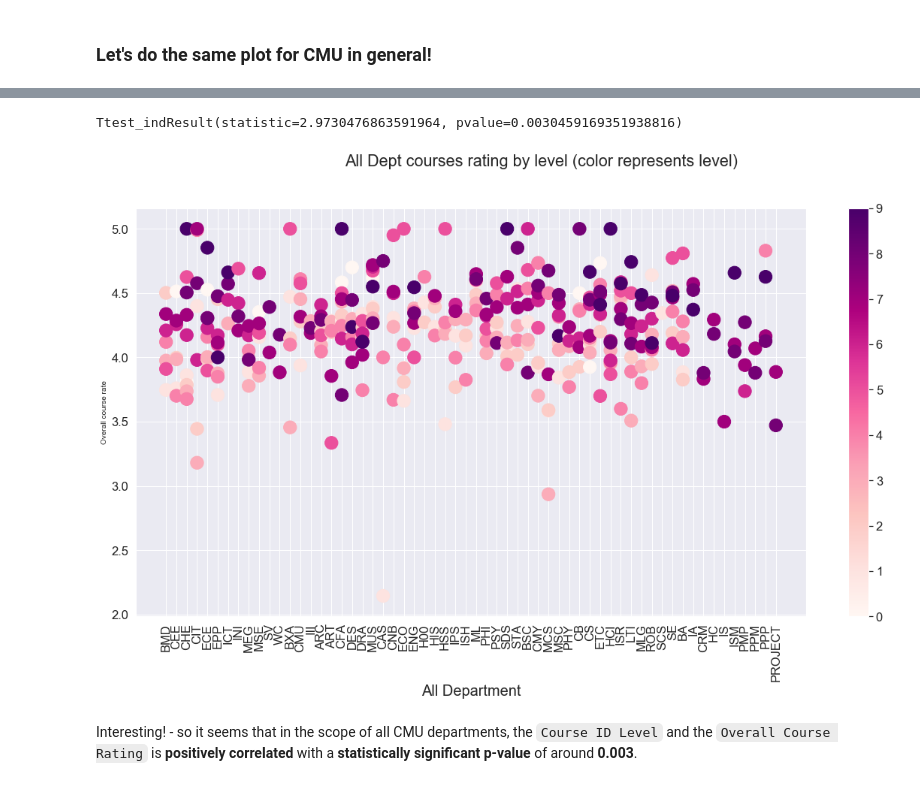
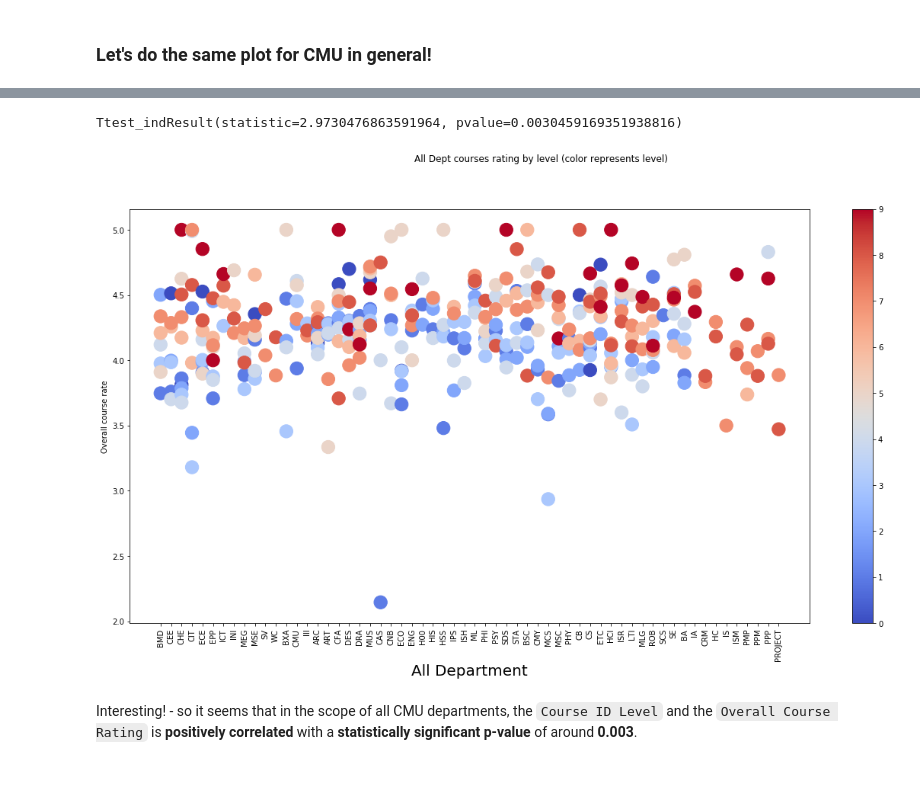
Before and after one commit to TheJYKoder/-15-388-Final-Project-F19-, a Jupyter notebook: 15388 Final Project FCE.ipynb, the cells around one changed output, grey strips where cells are left out. Cells and saved outputs as stored; diff of their text form; code cells hidden in the pictures.

```diff
--- a/15388 Final Project FCE.ipynb
+++ b/15388 Final Project FCE.ipynb
@@ -549,10 +536,10 @@ ax.set_xlabel("All Department", fontsize=2*plt_size)
 ax.scatter(df_dept_plot_All["Dept"],
            df_dept_plot_All["Overall course rate"],
            c = df_dept_plot_All["Course ID Level"],
-           cmap = "RdPu",s=plt_size*30)
+           cmap = "coolwarm",s=plt_size*30)
 
 # Alle from https://stackoverflow.com/questions/8342549/matplotlib-add-colorbar-to-a-sequence-of-line-plots
-sm = plt.cm.ScalarMappable(cmap="RdPu", norm=plt.Normalize(vmin=min_ID, vmax=max_ID))
+sm = plt.cm.ScalarMappable(cmap="coolwarm", norm=plt.Normalize(vmin=min_ID, vmax=max_ID))
 # need to "fake" an array for, otherwise throws an error
 sm._A = []
 plt.colorbar(sm)
@@ -566,4 +553,4 @@ Correlation between All's Course ID Level and Overall Course Rating is 0.2885315
 Ttest_indResult(statistic=2.9730476863591964, pvalue=0.0030459169351938816)
-[figure, old version]
+[figure, new version]
 # %% [markdown]
 Interesting! - so it seems that in the scope of all CMU departments, the `Course ID Level` and the `Overall Course Rating` is **positively correlated** with a **statistically significant p-value** of around **0.003**.
```
Also changed, not shown: parts of 14 cells of this notebook, 6 other files.
